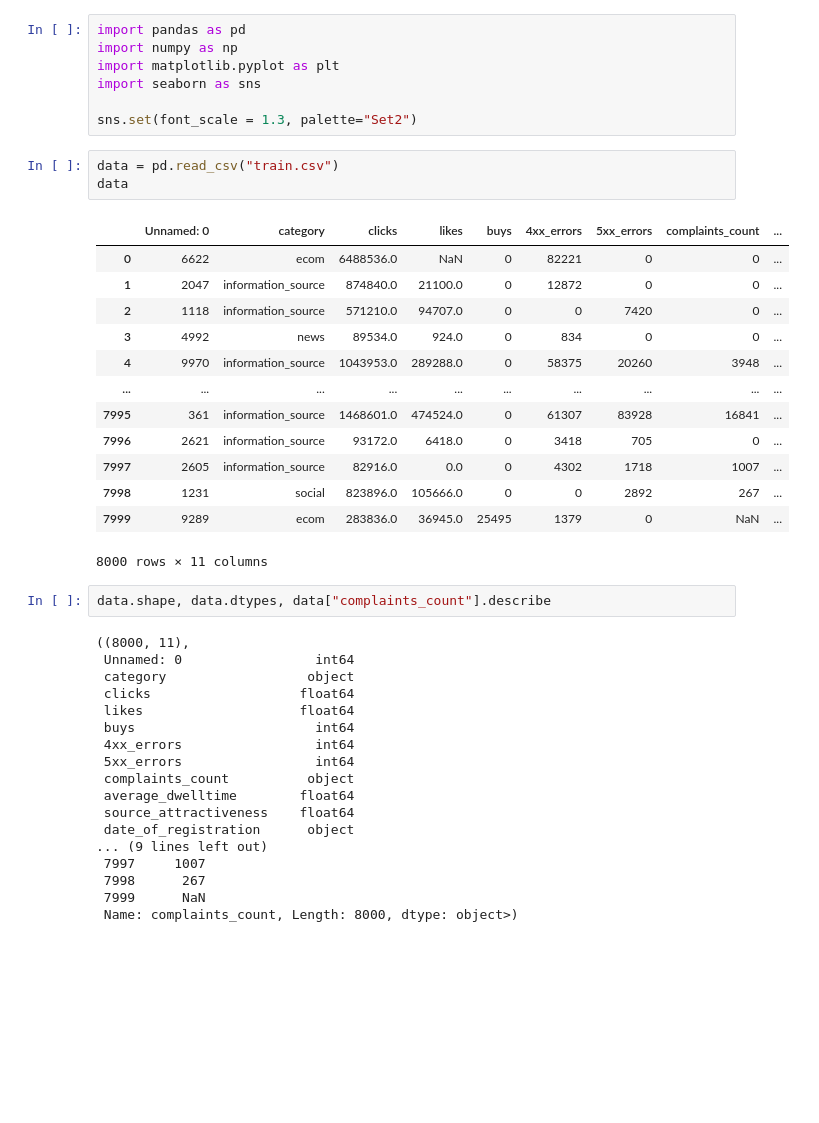
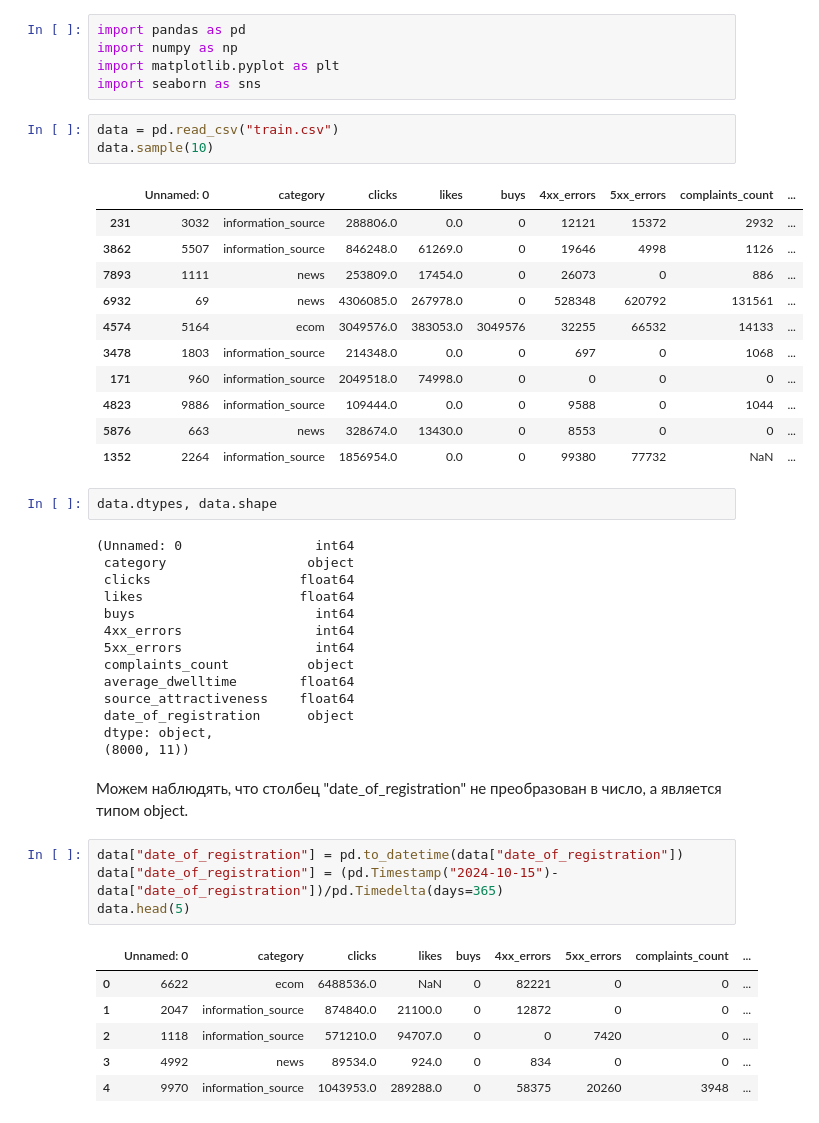
Before and after one commit to StiksXGod/MAI_ML_2024, a Jupyter notebook: lab_2/lab_2.ipynb, the cells around one changed output. Cells and saved outputs as stored; diff of their text form; blank space fills up the shorter version.

```diff
--- a/lab_2/lab_2.ipynb
+++ b/lab_2/lab_2.ipynb
@@ -3,30 +3,25 @@ import pandas as pd
 import numpy as np
 import matplotlib.pyplot as plt
 import seaborn as sns
-
-sns.set(font_scale = 1.3, palette="Set2")
 # %%
 data = pd.read_csv("train.csv")
-data
+data.sample(10)
 # %% [output]
 |  | Unnamed: 0 | category | clicks | likes | buys | 4xx_errors | 5xx_errors | complaints_count | ... |
-| 0 | 6622 | ecom | 6488536.0 | NaN | 0 | 82221 | 0 | 0 | ... |
-| 1 | 2047 | information_source | 874840.0 | 21100.0 | 0 | 12872 | 0 | 0 | ... |
-| 2 | 1118 | information_source | 571210.0 | 94707.0 | 0 | 0 | 7420 | 0 | ... |
-| 3 | 4992 | news | 89534.0 | 924.0 | 0 | 834 | 0 | 0 | ... |
-| 4 | 9970 | information_source | 1043953.0 | 289288.0 | 0 | 58375 | 20260 | 3948 | ... |
-| ... | ... | ... | ... | ... | ... | ... | ... | ... | ... |
-| 7995 | 361 | information_source | 1468601.0 | 474524.0 | 0 | 61307 | 83928 | 16841 | ... |
-| 7996 | 2621 | information_source | 93172.0 | 6418.0 | 0 | 3418 | 705 | 0 | ... |
-| 7997 | 2605 | information_source | 82916.0 | 0.0 | 0 | 4302 | 1718 | 1007 | ... |
-| 7998 | 1231 | social | 823896.0 | 105666.0 | 0 | 0 | 2892 | 267 | ... |
-| 7999 | 9289 | ecom | 283836.0 | 36945.0 | 25495 | 1379 | 0 | NaN | ... |
+| 231 | 3032 | information_source | 288806.0 | 0.0 | 0 | 12121 | 15372 | 2932 | ... |
+| 3862 | 5507 | information_source | 846248.0 | 61269.0 | 0 | 19646 | 4998 | 1126 | ... |
+| 7893 | 1111 | news | 253809.0 | 17454.0 | 0 | 26073 | 0 | 886 | ... |
+| 6932 | 69 | news | 4306085.0 | 267978.0 | 0 | 528348 | 620792 | 131561 | ... |
+| 4574 | 5164 | ecom | 3049576.0 | 383053.0 | 3049576 | 32255 | 66532 | 14133 | ... |
+| 3478 | 1803 | information_source | 214348.0 | 0.0 | 0 | 697 | 0 | 1068 | ... |
+| 171 | 960 | information_source | 2049518.0 | 74998.0 | 0 | 0 | 0 | 0 | ... |
+| 4823 | 9886 | information_source | 109444.0 | 0.0 | 0 | 9588 | 0 | 1044 | ... |
+| 5876 | 663 | news | 328674.0 | 13430.0 | 0 | 8553 | 0 | 0 | ... |
+| 1352 | 2264 | information_source | 1856954.0 | 0.0 | 0 | 99380 | 77732 | NaN | ... |
-8000 rows × 11 columns
 # %%
-data.shape, data.dtypes, data["complaints_count"].describe
+data.dtypes, data.shape
 # %% [output]
-((8000, 11),
- Unnamed: 0                 int64
+(Unnamed: 0                 int64
  category                  object
  clicks                   float64
  likes                    float64
@@ -37,8 +32,18 @@ data.shape, data.dtypes, data["complaints_count"].describe
  average_dwelltime        float64
  source_attractiveness    float64
  date_of_registration      object
-... (9 lines left out)
- 7997     1007
- 7998      267
- 7999      NaN
- Name: complaints_count, Length: 8000, dtype: object>)
+ dtype: object,
+ (8000, 11))
+# %% [markdown]
+Можем наблюдять, что столбец "date_of_registration" не преобразован в число, а является типом object.
+# %%
+data["date_of_registration"] = pd.to_datetime(data["date_of_registration"])
+data["date_of_registration"] = (pd.Timestamp("2024-10-15")-data["date_of_registration"])/pd.Timedelta(days=365)
+data.head(5)
+# %% [output]
+|  | Unnamed: 0 | category | clicks | likes | buys | 4xx_errors | 5xx_errors | complaints_count | ... |
+| 0 | 6622 | ecom | 6488536.0 | NaN | 0 | 82221 | 0 | 0 | ... |
+| 1 | 2047 | information_source | 874840.0 | 21100.0 | 0 | 12872 | 0 | 0 | ... |
+| 2 | 1118 | information_source | 571210.0 | 94707.0 | 0 | 0 | 7420 | 0 | ... |
+| 3 | 4992 | news | 89534.0 | 924.0 | 0 | 834 | 0 | 0 | ... |
+| 4 | 9970 | information_source | 1043953.0 | 289288.0 | 0 | 58375 | 20260 | 3948 | ... |
```
Also changed, not shown: parts of 38 cells of this notebook.
